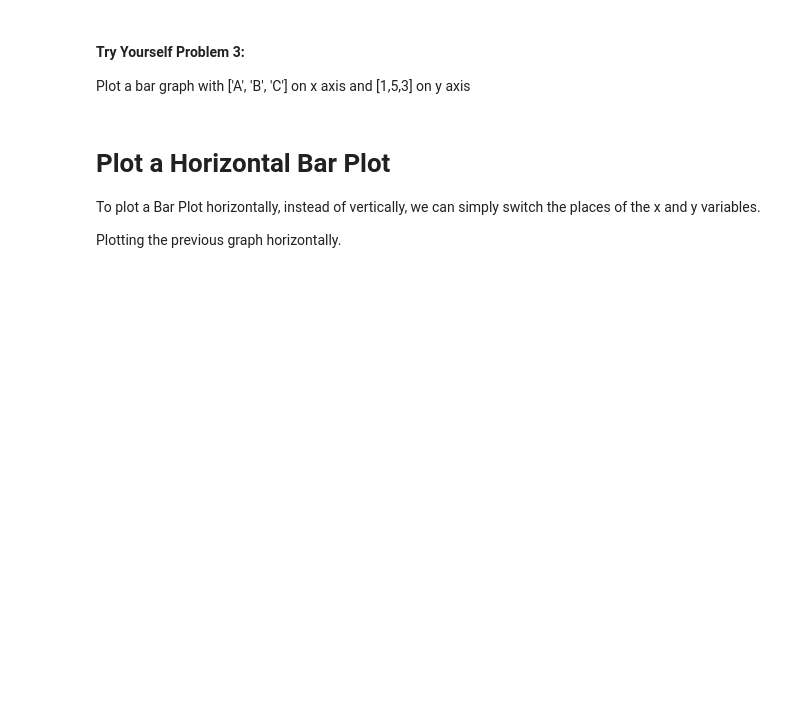
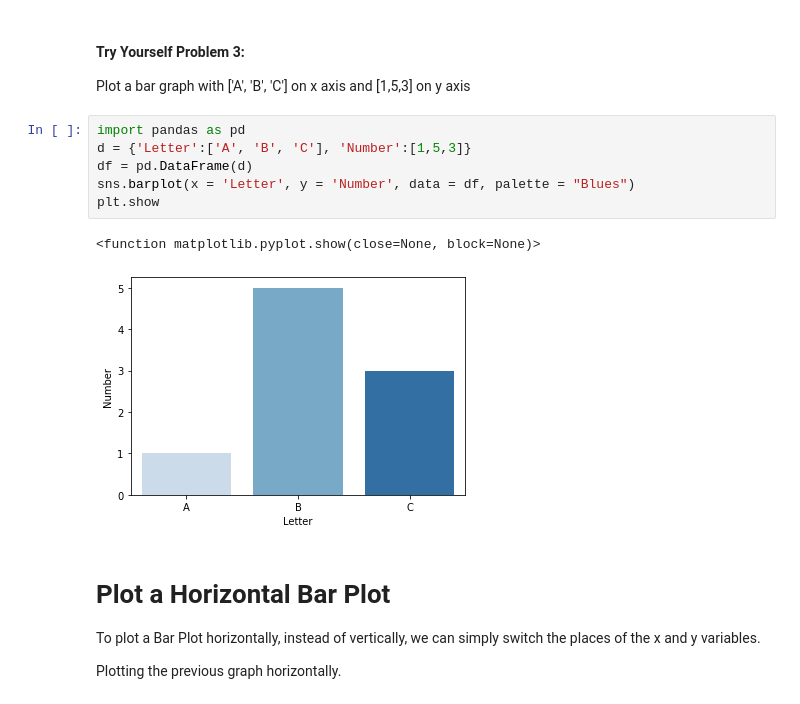
Before and after one commit to dkoense17/day8, a Jupyter notebook: bar_graphs.ipynb, the cells around one changed output. Drawn from its saved outputs; the diff is of its cells as text; blank space fills up the shorter version.

```diff
--- a/bar_graphs.ipynb
+++ b/bar_graphs.ipynb
@@ -116,6 +124,15 @@ Plot a bar graph on the 'titanic' dataset with x = "sex", y ="survived"
 # %% [markdown]
 #### Try Yourself Problem 3:
 Plot a bar graph with ['A', 'B', 'C'] on x axis and [1,5,3] on y axis
+# %%
+import pandas as pd
+d = {'Letter':['A', 'B', 'C'], 'Number':[1,5,3]}
+df = pd.DataFrame(d)
+sns.barplot(x = 'Letter', y = 'Number', data = df, palette = "Blues")
+plt.show
+# %% [output]
+<function matplotlib.pyplot.show(close=None, block=None)>
+[figure, added]
 # %% [markdown]
 # Plot a Horizontal Bar Plot
 
```
Also changed, not shown: parts of 10 cells of this notebook, 3 other files.
